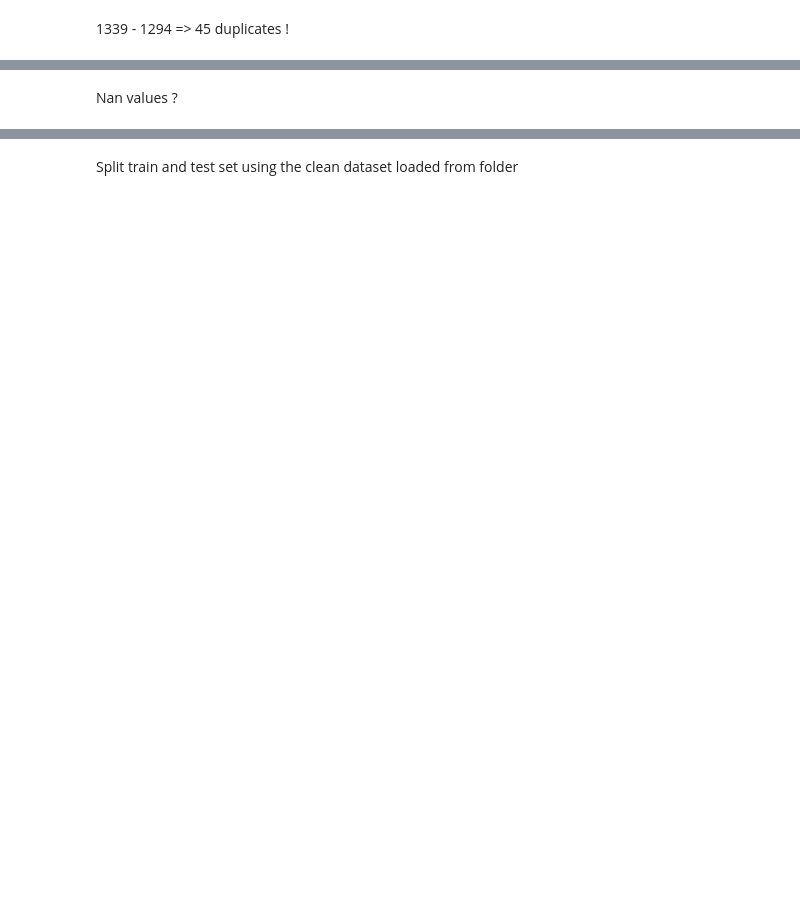
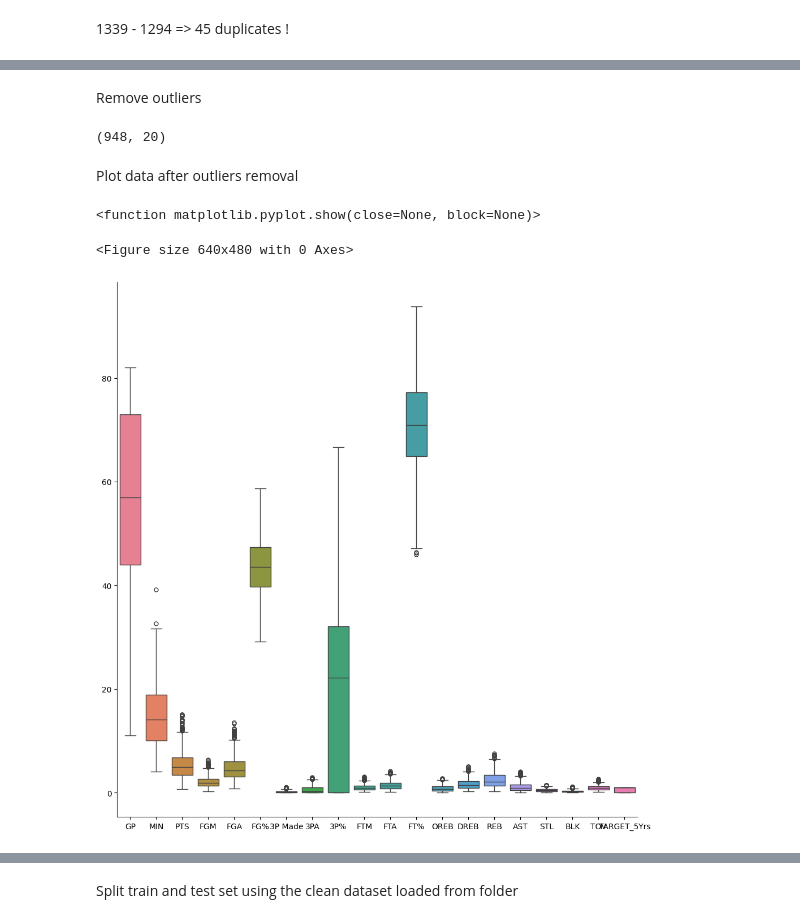
Before and after one commit to MEMAUDATA/memaudata.github.io, a Jupyter notebook: nba.ipynb, the cells around one changed output, grey strips where cells are left out. Cells and saved outputs as stored; diff of their text form; code cells hidden in the pictures; blank space fills up the shorter version.

Commit message:
update index

```diff
--- a/nba.ipynb
+++ b/nba.ipynb
@@ -163,3 +136,0 @@ for i in df.columns:
-# %%
-# Add target colon to df to remove outliers identification scores
-df["target"]    = target_col
@@ -215,7 +137,39 @@ dfwo.index  = range(len(dfwo.index))
+# %% [markdown]
+Remove outliers
+# %%
+def remove_outliers_iqr(df, columns, threshold=1.5):
+    """ IQR computation to remove outliers """
+    df_without_outliers = df.copy()
+
+    for col in columns:
+        Q1 = df[col].quantile(0.25)
+        Q3 = df[col].quantile(0.75)
+        IQR = Q3 - Q1
+
+        lower_bound = Q1 - (threshold * IQR)
+        upper_bound = Q3 + (threshold * IQR)
+
+        df_without_outliers = df_without_outliers[(df_without_outliers[col] >= lower_bound) & (df_without_outliers[col] <= upper_bound)]
+
+    return df_without_outliers
+# %%
+# Remove target and names before outliers processing
+labels  = df.drop(['Name'],axis=1).columns.values
+df      = df.drop(['Name'],axis=1)
+df      = pd.DataFrame(df)
+
+df_without_outliers = remove_outliers_iqr(df,labels,1.5)
+df_without_outliers.reset_index()
+print(df_without_outliers.shape)
+# %% [output]
+(948, 20)
+# %% [markdown]
+Plot data after outliers removal
 # %%
-# Group visualization
 plt.figure()
-sns.catplot(data=dfwo, kind="box",height = 10)
+sns.catplot(data=df_without_outliers, kind="box",height = 10)
 plt.show
+# %% [output]
+<function matplotlib.pyplot.show(close=None, block=None)>
+<Figure size 640x480 with 0 Axes>
+[figure, added]
-# %% [markdown]
-Nan  values ?
```
Also changed, not shown: parts of 84 cells of this notebook, 3 other files.
